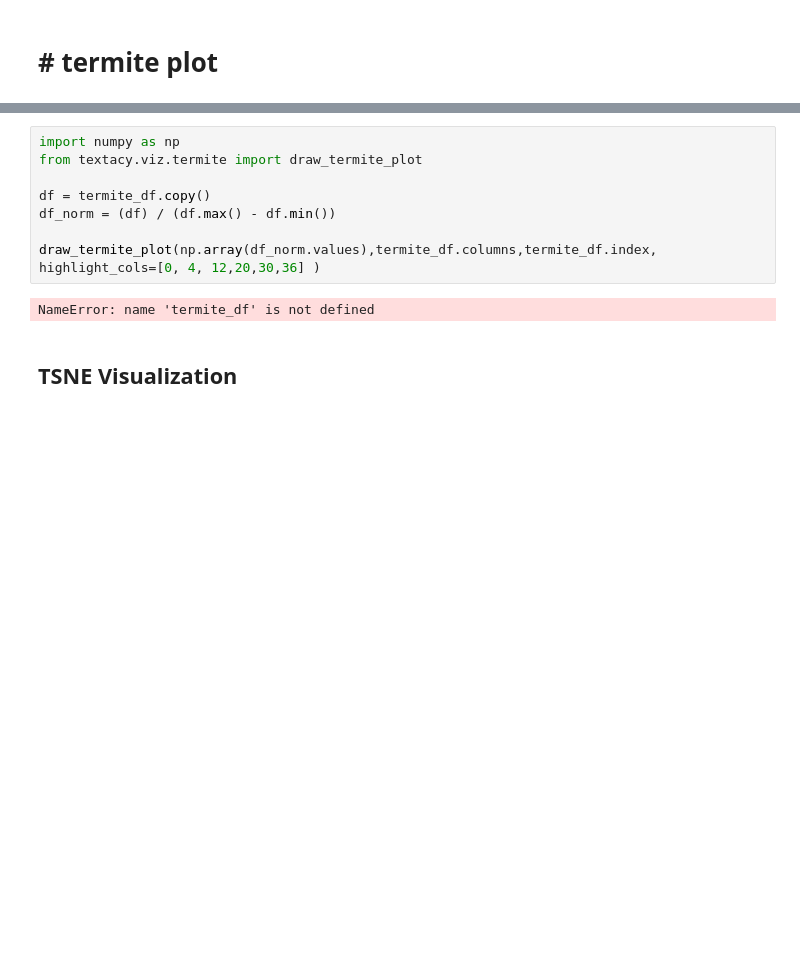
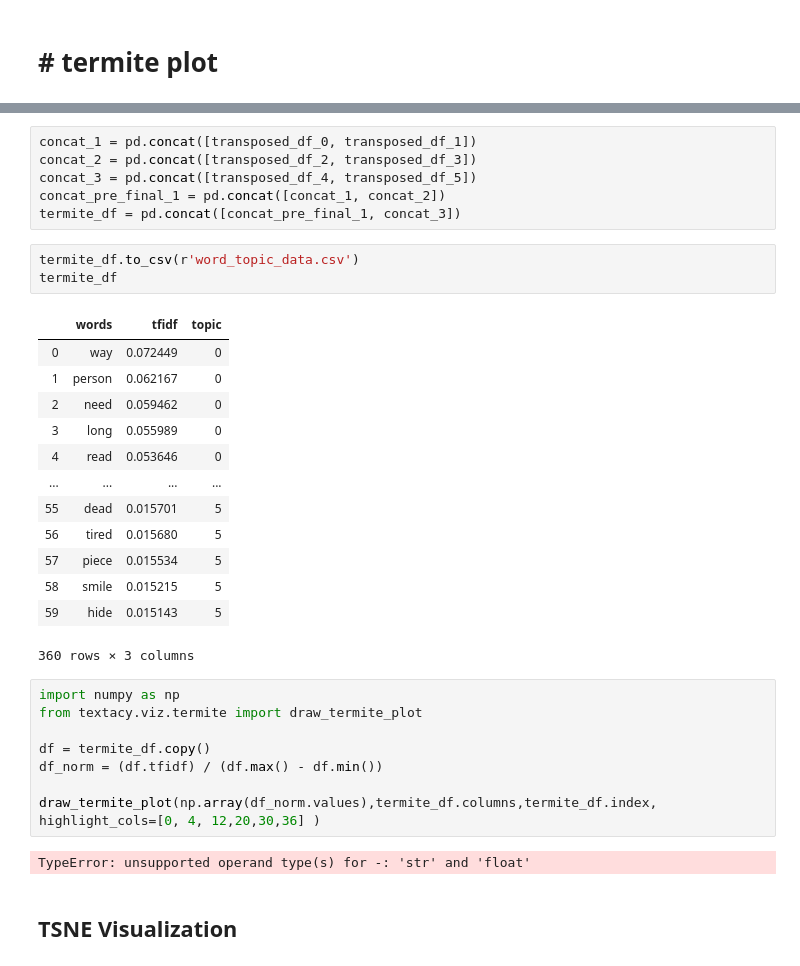
Before and after one commit to heathersaul-nos3lf/final_horsemen, a Jupyter notebook: LDA_TFIDF_TSNE.ipynb, the cells around one changed output, grey strips where cells are left out. Saved outputs shown, nothing was run; the diff lists cells and outputs as text; blank space fills up the shorter version.

```diff
--- a/LDA_TFIDF_TSNE.ipynb
+++ b/LDA_TFIDF_TSNE.ipynb
@@ -262,13 +302,36 @@ termite_df = pd.DataFrame(columns=['Word', 'Weight', 'Topic'])
+# %%
+concat_1 = pd.concat([transposed_df_0, transposed_df_1])
+concat_2 = pd.concat([transposed_df_2, transposed_df_3])
+concat_3 = pd.concat([transposed_df_4, transposed_df_5])
+concat_pre_final_1 = pd.concat([concat_1, concat_2])
+termite_df = pd.concat([concat_pre_final_1, concat_3])
+# %%
+termite_df.to_csv(r'word_topic_data.csv')
+termite_df
+# %% [output]
+|  | words | tfidf | topic |
+| 0 | way | 0.072449 | 0 |
+| 1 | person | 0.062167 | 0 |
+| 2 | need | 0.059462 | 0 |
+| 3 | long | 0.055989 | 0 |
+| 4 | read | 0.053646 | 0 |
+| ... | ... | ... | ... |
+| 55 | dead | 0.015701 | 5 |
+| 56 | tired | 0.015680 | 5 |
+| 57 | piece | 0.015534 | 5 |
+| 58 | smile | 0.015215 | 5 |
+| 59 | hide | 0.015143 | 5 |
+360 rows × 3 columns
 # %%
 import numpy as np
 from textacy.viz.termite import draw_termite_plot
 
 df = termite_df.copy()
-df_norm = (df) / (df.max() - df.min())
+df_norm = (df.tfidf) / (df.max() - df.min())
 
 draw_termite_plot(np.array(df_norm.values),termite_df.columns,termite_df.index, highlight_cols=[0, 4, 12,20,30,36] )
 # %% [output]
-NameError: name 'termite_df' is not defined
+TypeError: unsupported operand type(s) for -: 'str' and 'float'
 # %% [markdown]
 ## TSNE Visualization
 # %%
```
Also changed, not shown: parts of 4 cells of this notebook, 8 other files.
